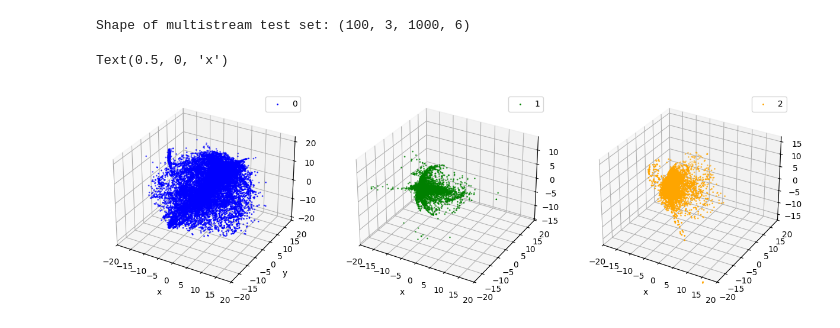
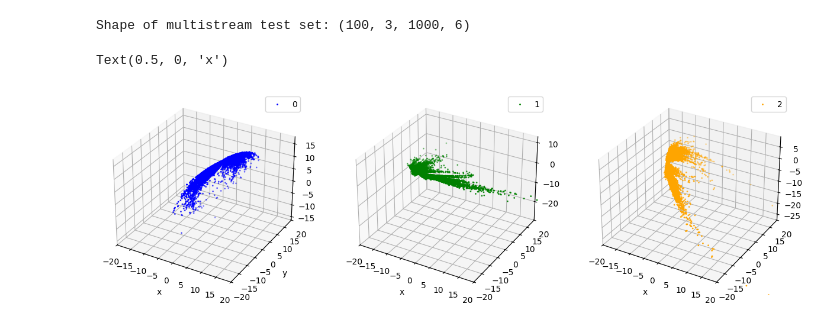
Before and after one commit to vepe99/diffusion-experiments, a Jupyter notebook: case_study5/project_stream/notebooks/visualize_multistream.ipynb, the cells around one changed output. Saved outputs shown, nothing was run; the diff lists cells and outputs as text; code cells hidden in the pictures.

```diff
--- a/case_study5/project_stream/notebooks/visualize_multistream.ipynb
+++ b/case_study5/project_stream/notebooks/visualize_multistream.ipynb
@@ -1,34 +1,34 @@
 # %%
 import numpy as np
 import matplotlib.pyplot as plt
-data = np.load('../data/streams/data_multistream_streamax/simulation_multistream_100.npz')
+data = np.load('../data/streams/data_multistream_galax/simulation_multistream_100.npz')
 multistream_test_set = data['sim_data_carthesian']
 print('Shape of multistream test set:', multistream_test_set.shape)  # Should be
 # multistream_test_set = multistream_test_set.reshape(-1,1000,6)  # Reshape to (n_simulations, n_streams, n_particles, 6)
 
 fig = plt.figure(figsize=(15, 5))
 ax1 = fig.add_subplot(131, projection='3d')
 ax1.scatter(multistream_test_set[:,0, :, 0], multistream_test_set[:, 0, :, 1], multistream_test_set[:, 0, :, 2], s=1, c='blue', label=data['j'][0, 0, 0])
 ax1.legend()
 ax1.set_xlim(-20, 20)
 ax1.set_ylim(-20, 20)
 ax1.set_xlabel('x')
 ax1.set_ylabel("y")
 
 ax2 = fig.add_subplot(132, projection='3d')
 ax2.scatter(multistream_test_set[:,1, :, 0], multistream_test_set[:, 1, :, 1], multistream_test_set[:, 1, :, 2], s=1, c='green', label=data['j'][0, 1, 0])
 ax2.legend()
 ax2.set_xlim(-20, 20)
 ax2.set_ylim(-20, 20)
 ax2.set_xlabel('x')
 
 ax3 = fig.add_subplot(133, projection='3d')
 ax3.scatter(multistream_test_set[:,2, :, 0], multistream_test_set[:,2, :, 1], multistream_test_set[:, 2, :, 2], s=1, c='orange', label=data['j'][0, 2, 0])
 ax3.legend()
 ax3.set_xlim(-20, 20)
 ax3.set_ylim(-20, 20)
 ax3.set_xlabel('x')
 # %% [output]
 Shape of multistream test set: (100, 3, 1000, 6)
 Text(0.5, 0, 'x')
-[figure, old version]
+[figure, new version]
```
Also changed, not shown: parts of 2 cells of this notebook, 15 other files.
